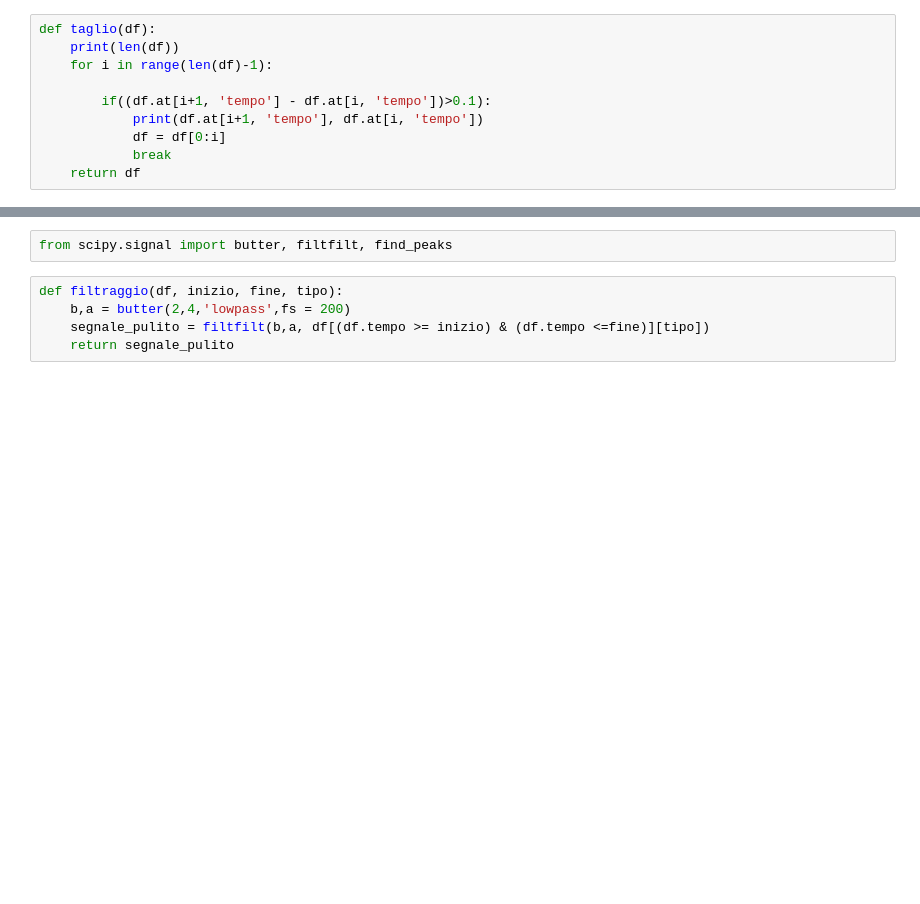
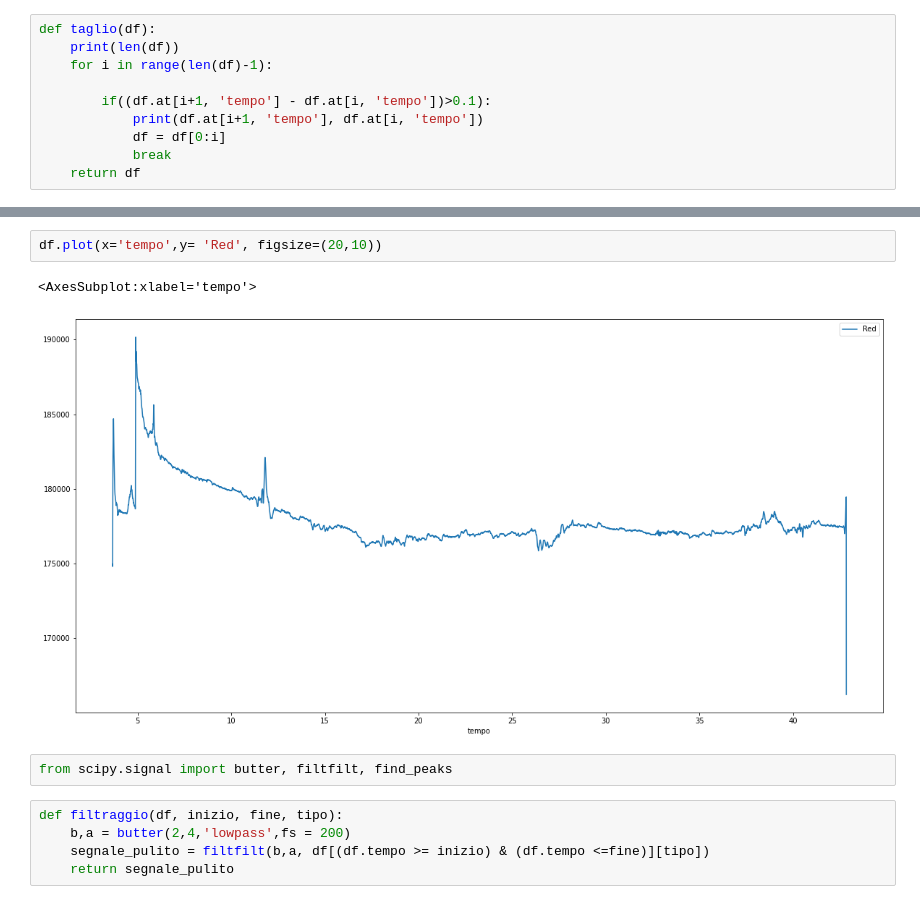
Before and after one commit to 221eSmact/PPG-p2, a Jupyter notebook: code/report.ipynb, the cells around one changed output, grey strips where cells are left out. Drawn from its saved outputs; the diff is of its cells as text; blank space fills up the shorter version.

```diff
--- a/code/report.ipynb
+++ b/code/report.ipynb
@@ -61,3 +65,8 @@ df.plot(x='tempo',y= 'IR', figsize=(20,10))
+# %%
+df.plot(x='tempo',y= 'Red', figsize=(20,10))
+# %% [output]
+<AxesSubplot:xlabel='tempo'>
+[figure, added]
 # %%
 from scipy.signal import butter, filtfilt, find_peaks
 # %%
```
Also changed, not shown: parts of 9 cells of this notebook, 2 other files.
